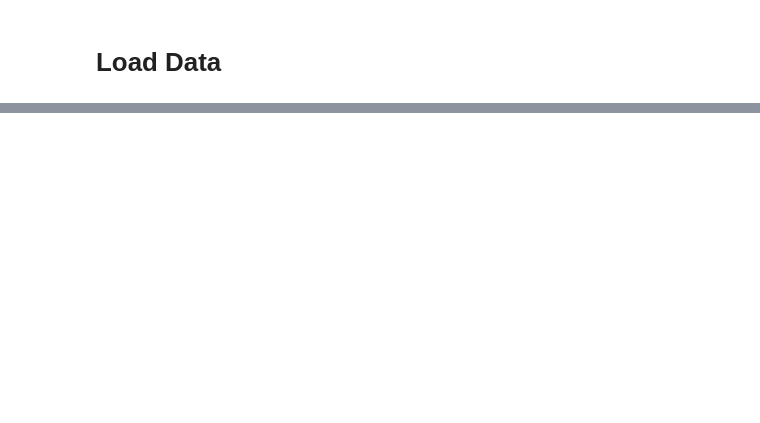
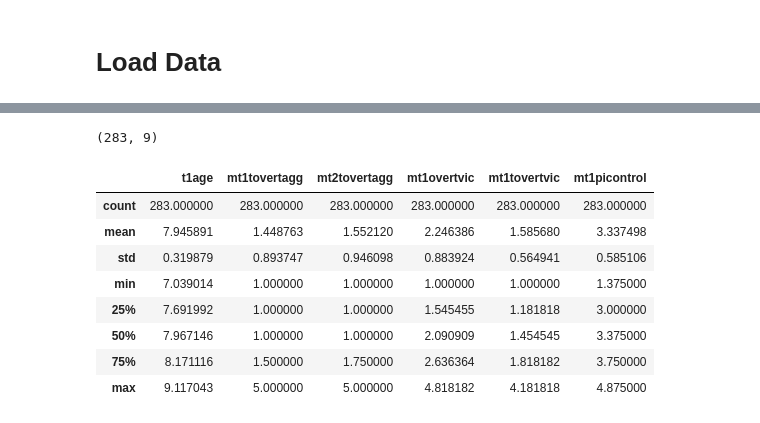
Before and after one commit to orbitse/garbanzo, a Jupyter notebook: temperament.ipynb, the cells around one changed output, grey strips where cells are left out. Saved outputs shown, nothing was run; the diff lists cells and outputs as text; code cells hidden in the pictures; blank space fills up the shorter version.

```diff
--- a/temperament.ipynb
+++ b/temperament.ipynb
@@ -40,0 +73,16 @@ aggdf.head()
+# %%
+oaggdf.shape
+# %% [output]
+(283, 9)
+# %%
+oaggdf.describe()
+# %% [output]
+|  | t1age | mt1tovertagg | mt2tovertagg | mt1overtvic | mt1tovertvic | mt1picontrol |
+| count | 283.000000 | 283.000000 | 283.000000 | 283.000000 | 283.000000 | 283.000000 |
+| mean | 7.945891 | 1.448763 | 1.552120 | 2.246386 | 1.585680 | 3.337498 |
+| std | 0.319879 | 0.893747 | 0.946098 | 0.883924 | 0.564941 | 0.585106 |
+| min | 7.039014 | 1.000000 | 1.000000 | 1.000000 | 1.000000 | 1.375000 |
+| 25% | 7.691992 | 1.000000 | 1.000000 | 1.545455 | 1.181818 | 3.000000 |
+| 50% | 7.967146 | 1.000000 | 1.000000 | 2.090909 | 1.454545 | 3.375000 |
+| 75% | 8.171116 | 1.500000 | 1.750000 | 2.636364 | 1.818182 | 3.750000 |
+| max | 9.117043 | 5.000000 | 5.000000 | 4.818182 | 4.181818 | 4.875000 |
```
Also changed, not shown: parts of 7 cells of this notebook.
